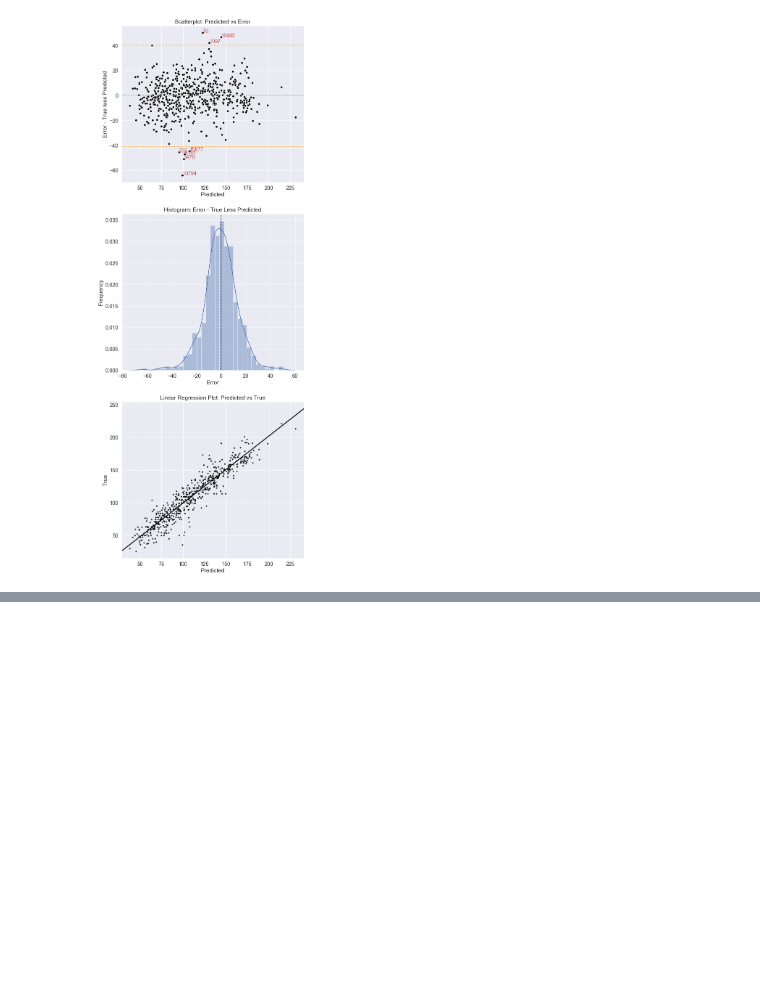
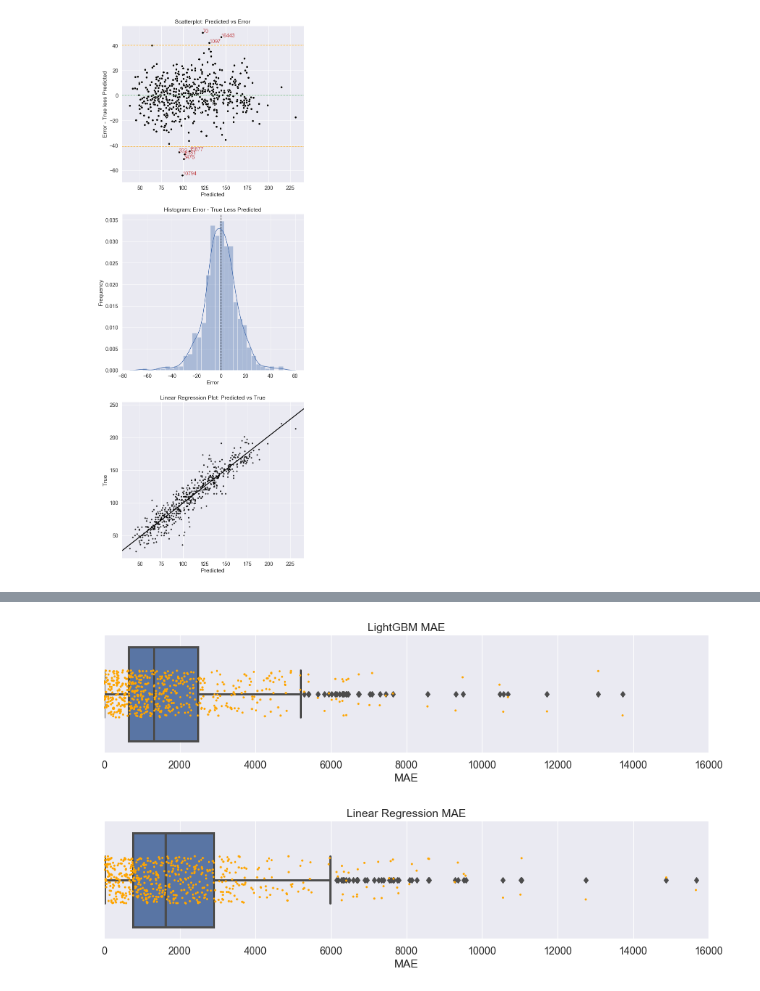
Before and after one commit to jkmackie/car_price_prediction, a Jupyter notebook: jupyter_notebooks/car_algo_final6.ipynb, the cells around one changed output, grey strips where cells are left out. Cells and saved outputs as stored; diff of their text form; code cells hidden in the pictures; blank space fills up the shorter version.

```diff
--- a/jupyter_notebooks/car_algo_final6.ipynb
+++ b/jupyter_notebooks/car_algo_final6.ipynb
@@ -429,0 +466,7 @@ plot_normal_probability(predicted=y_pred_linregr, true=testY)
+# %%
+#Dollar MAE Boxplots - LGB vs Linear Regression
+plot_boxplot_w_data(colname='MAE', df=lgb_error, title='LightGBM MAE', xlimit=16_000)
+plot_boxplot_w_data(colname='MAE', df=lr_error, title='Linear Regression MAE', xlimit=16_000)
+# %% [output]
+[figure, added]
+[figure, added]
```
Also changed, not shown: parts of 14 cells of this notebook, 1 other file.
